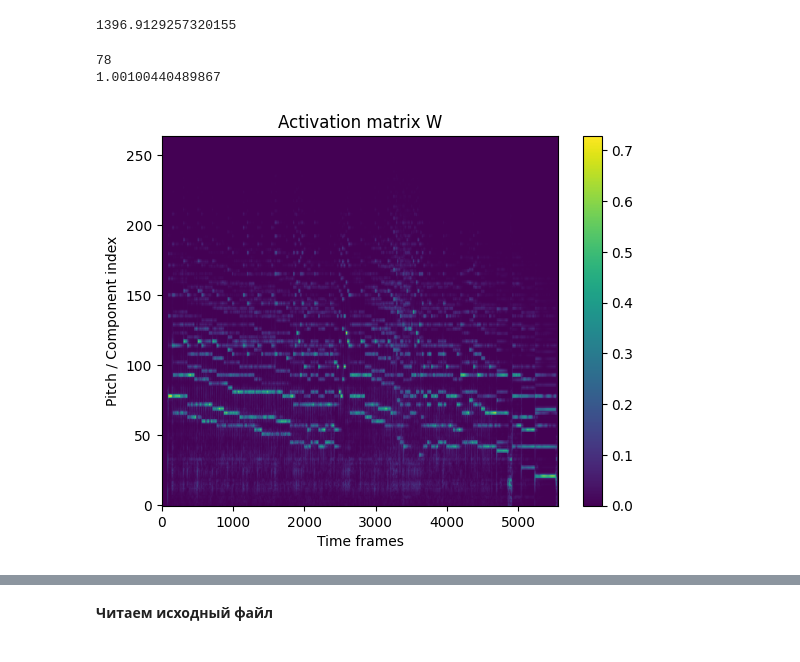
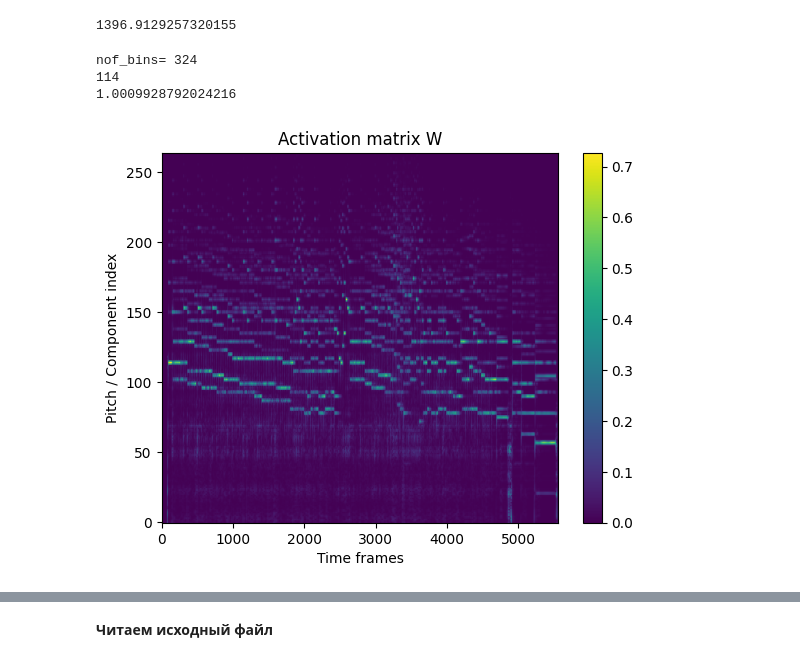
Before and after one commit to bierml/NMFforAMT, a Jupyter notebook: Experimental/Music_Transcribing[NMF].ipynb, the cells around one changed output, grey strips where cells are left out. Saved outputs shown, nothing was run; the diff lists cells and outputs as text; code cells hidden in the pictures.

```diff
--- a/Experimental/Music_Transcribing[NMF].ipynb
+++ b/Experimental/Music_Transcribing[NMF].ipynb
@@ -81,15 +79,17 @@ def harmonic_template(p, coef=3, t=0.1):
   tpls = []
   m = int(np.floor(fu / fq))
   for fr in range(m):
-    i_s = int(np.ceil(np.log2(((fq * (fr+1) * (1-t/2)) / 440)) * (12 * coef) + 49 * coef))
-    i_f = int(np.floor(np.log2(((fq * (fr+1) * (1+t/2)) / 440)) * (12 * coef) + 49 * coef))
-    for k in range(i_s-1,i_f):
+    i_s = max(0,int(np.ceil(np.log2(((fq * (fr+1) * (1-t/2)) / 440)) * (12 * coef) + 49 * coef))-1)
+    i_f = min(int(np.floor(np.log2(((fq * (fr+1) * (1+t/2)) / 440)) * (12 * coef) + 49 * coef)), 88 * coef)
+    if(i_s==i_f):
+      vec[i_s] = 1
+    for k in range(i_s,i_f):
       vec[k] = 1
   return vec
 def init_W(coef=3, t=0.1):
   vec = np.zeros((88 * coef, 88))
   for i in range(88):
-    vec[:,i] = harmonic_template(i+1,coef,t)
+    vec[:,i] = harmonic_template(i,coef,t)
   return vec
 
 def sparsity(x, eps=1e-10):
@@ -105,35 +105,40 @@ def sparsity(x, eps=1e-10):
 
     return (np.sqrt(N) - term) / (np.sqrt(N) - 1)
 
 if(x.dtype==np.int32):
   x = x / (2**31)
 elif(x.dtype==np.int16):
   x = x / (2**15)
 else:
   raise ValueError(f"Unsupported sample type: {x.dtype}")
 onsets = librosa.onset.onset_detect(y=x, sr=f_s, hop_length=HOP,units='frames')
-spectrogram = np.abs(librosa.cqt(x, fmin=librosa.note_to_hz('A0'), bins_per_octave=12 * K, n_bins=88 * K, hop_length=HOP))
+nof_bins = int(np.floor(np.log2(f_s / (2 * librosa.note_to_hz('A0')))) * (12 * K))
+print("nof_bins=",nof_bins)
+spectrogram = np.abs(librosa.cqt(x,sr=f_s, fmin=librosa.note_to_hz('A0'), bins_per_octave=12 * K, n_bins=88 * K, hop_length=HOP))
+#spectrogram = np.abs(librosa.cqt(x,sr=f_s, fmin=librosa.note_to_hz('A0'), bins_per_octave=12 * K, n_bins=nof_bins, hop_length=HOP))
 spectrogram_norm = norm_log(spectrogram, g)
 spectrogram_norm = librosa.util.normalize(spectrogram_norm, norm = 2, axis = 0, threshold = 0.05)
 
 max_index = np.argmax(spectrogram_norm[:,onsets[0]+5])
 print(max_index)  # 1
 print(sparsity(spectrogram_norm[:,onsets[10]+5]))
 #spectrogram_compressed = np.log(1+gamma*spectrogram)
 
-W_i = init_W(3,0.01)
+W_i = init_W(3,0.08)
 import matplotlib.pyplot as plt
 plt.figure()
 #plt.imshow(H_v, aspect='auto', origin='lower')
 #plt.imshow(Y[:,140:160], aspect='auto', origin='lower')
 plt.imshow(spectrogram_norm, aspect='auto', origin='lower')
+#plt.imshow(W_i, aspect='auto', origin='lower')
 #plt.imshow(Y, aspect='auto', origin='lower')
 plt.colorbar()
 plt.title("Activation matrix W")
 plt.xlabel("Time frames")
 plt.ylabel("Pitch / Component index")
 plt.show()
 # %% [output]
-78
-1.00100440489867
+nof_bins= 324
+114
+1.0009928792024216
-[figure, old version]
+[figure, new version]
```
Also changed, not shown: parts of 47 cells of this notebook, 2 other files.
